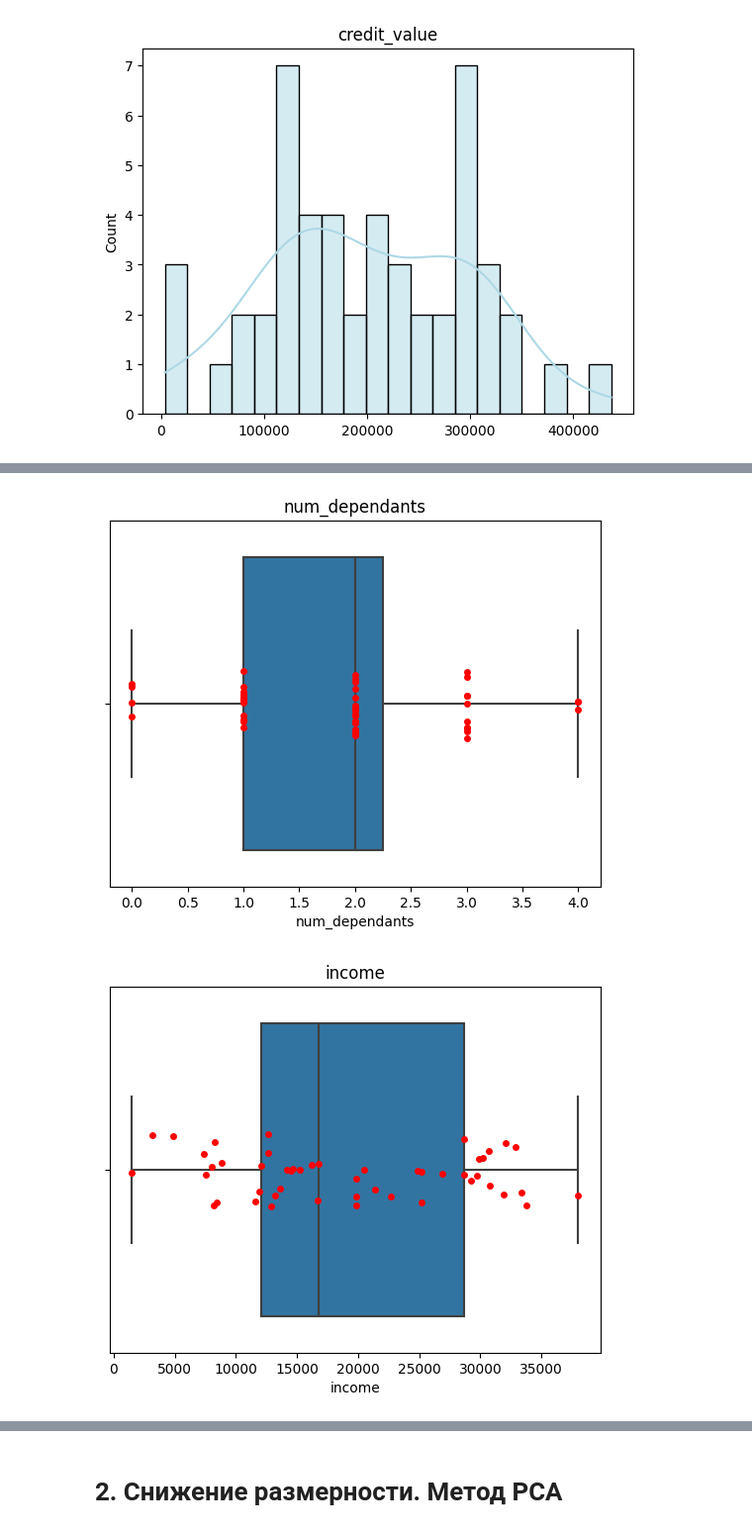
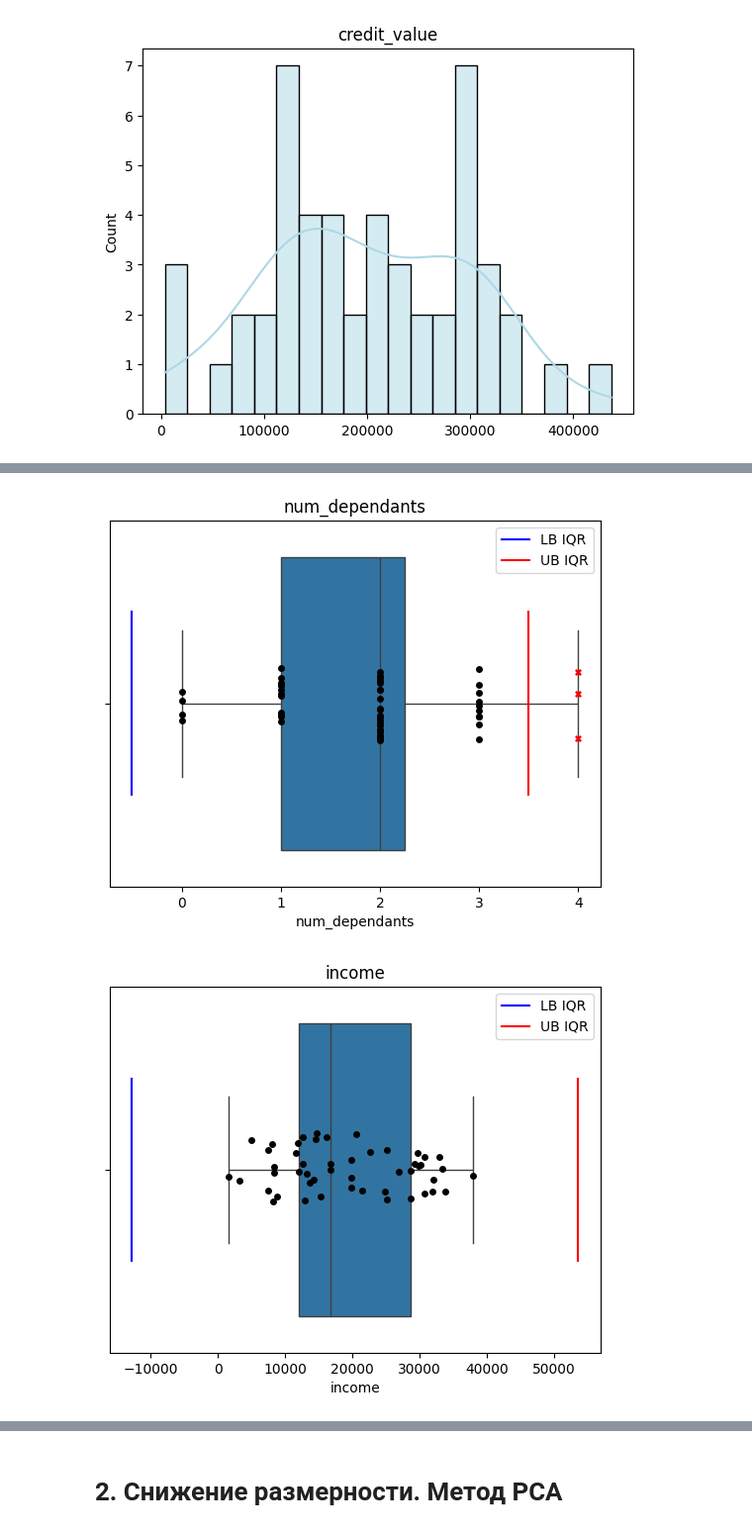
Before and after one commit to a13xbb/data-analysis-labs-mag, a Jupyter notebook: lab1/main.ipynb, the cells around one changed output, grey strips where cells are left out. Shown at 99% size. Saved outputs shown, nothing was run; the diff lists cells and outputs as text; code cells hidden in the pictures.

```diff
--- a/lab1/main.ipynb
+++ b/lab1/main.ipynb
@@ -56,11 +56,13 @@ for col_name in df.columns:
 # %%
 df = df.fill_null(strategy='mean')
 # %%
+df_orig_size = len(df)
+
 for col_name in df.columns:
+
+
     plt.title(col_name)
     sns.boxplot(x=df[col_name])
-    sns.stripplot(x=df[col_name], color='red')
-    plt.show()
 
     Q1 = df[col_name].quantile(0.25)
     Q3 = df[col_name].quantile(0.75)
@@ -69,5 +71,15 @@ for col_name in df.columns:
     lower_bound = Q1 - 1.5 * IQR
     upper_bound = Q3 + 1.5 * IQR
 
+    plt.axvline(lower_bound, ymin=0.25, ymax=0.75, color='b', label = "LB IQR")
+    plt.axvline(upper_bound, ymin=0.25, ymax=0.75, color='r', label = "UB IQR")
+
+    sns.stripplot(x=df.filter((pl.col(col_name) >= lower_bound) & (pl.col(col_name) <= upper_bound))[col_name], color='black')
+    sns.stripplot(x=df.filter((pl.col(col_name) < lower_bound))[col_name], color='blue', marker="X")
+    sns.stripplot(x=df.filter((pl.col(col_name) > upper_bound))[col_name], color='red', marker="X")
+
+    plt.legend()
+    plt.show()
+
     df = df.filter((pl.col(col_name) >= lower_bound) & (pl.col(col_name) <= upper_bound))
 # %% [output]
@@ -75,2 +87,2 @@ for col_name in df.columns:
-[figure, old version]
+[figure, new version]
-[figure, old version]
+[figure, new version]
```
Also changed, not shown: parts of 12 cells of this notebook.
